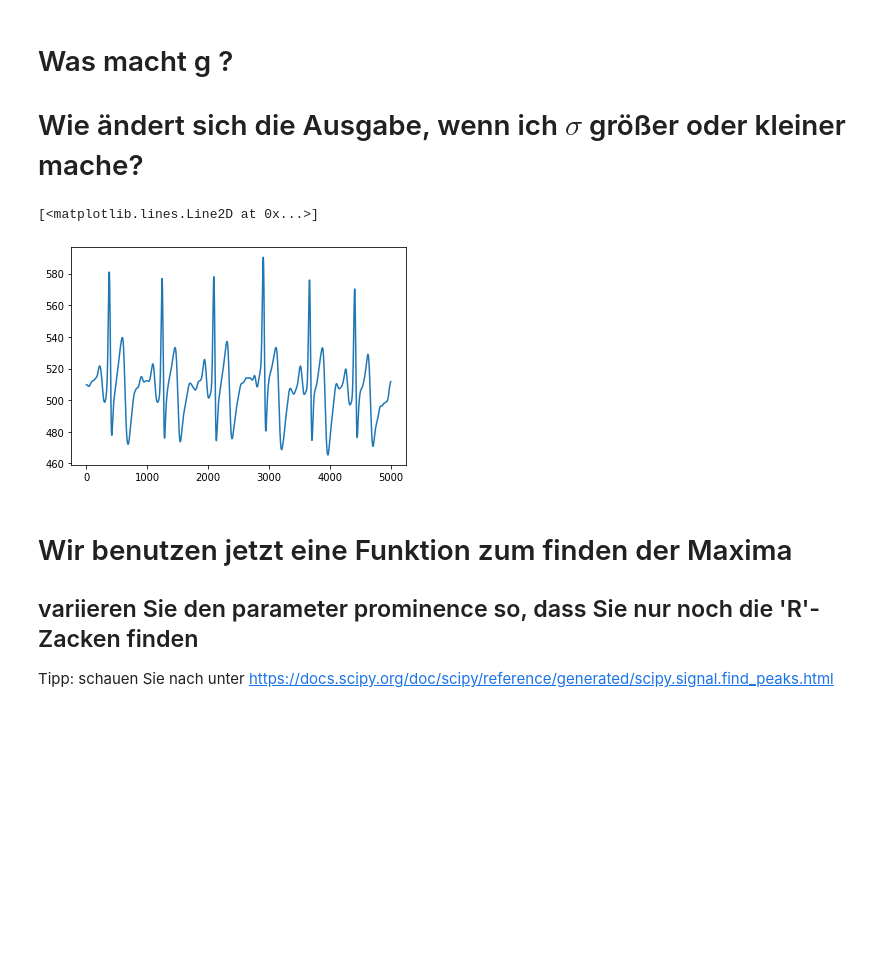
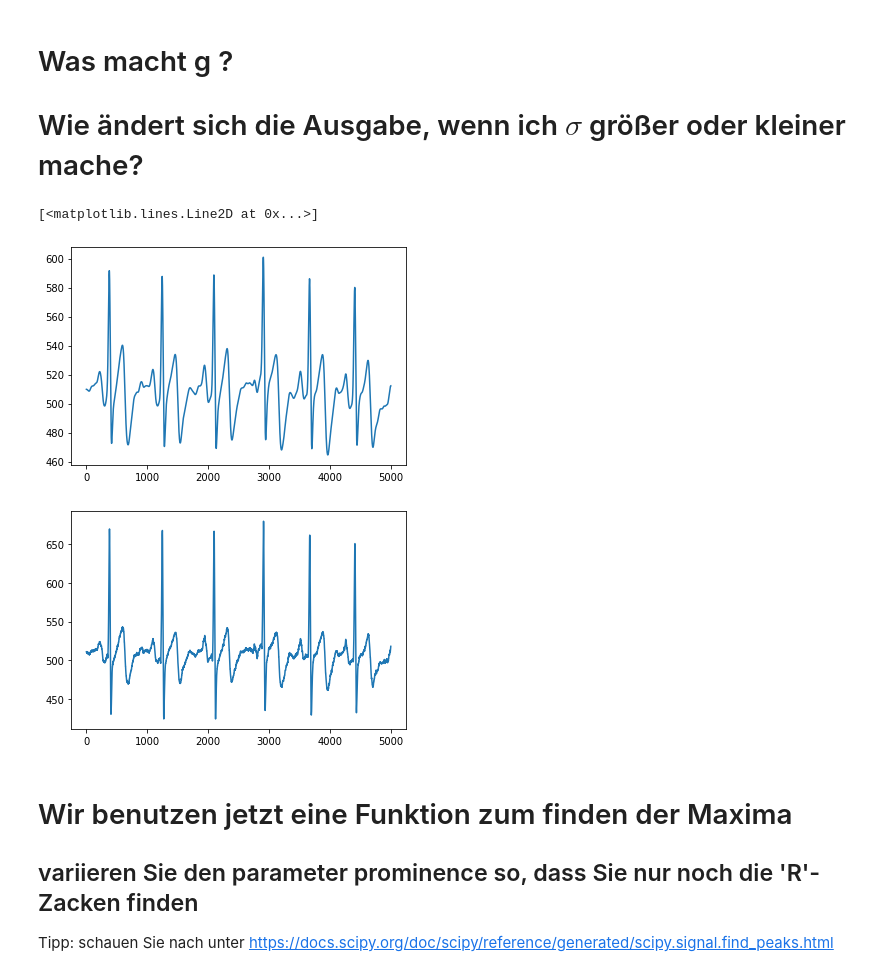
Before and after one commit to rob-at-git/hands-on-emi-bsv, a Jupyter notebook: biosignals.ipynb, the cells around one changed output. Drawn from its saved outputs; the diff is of its cells as text; code cells hidden in the pictures; blank space fills up the shorter version.

```diff
--- a/biosignals.ipynb
+++ b/biosignals.ipynb
@@ -87,10 +87,13 @@ plt.plot(ecg)
 # Was macht g ?
 # Wie ändert sich die Ausgabe, wenn ich $\sigma$ größer oder kleiner mache?
 # %%
-plt.plot(g(ecg, sigma=15))
+plt.plot(g(ecg, sigma=13))
+plt.figure()
+plt.plot(ecg)
 # %% [output]
 [<matplotlib.lines.Line2D at 0x...>]
-[figure, old version]
+[figure, new version]
+[figure, added]
 # %% [markdown]
 # Wir benutzen jetzt eine Funktion zum finden der Maxima
 ## variieren Sie den parameter prominence so, dass Sie nur noch die 'R'-Zacken finden
```
Also changed, not shown: parts of 1 cell of this notebook, 1 other file.
